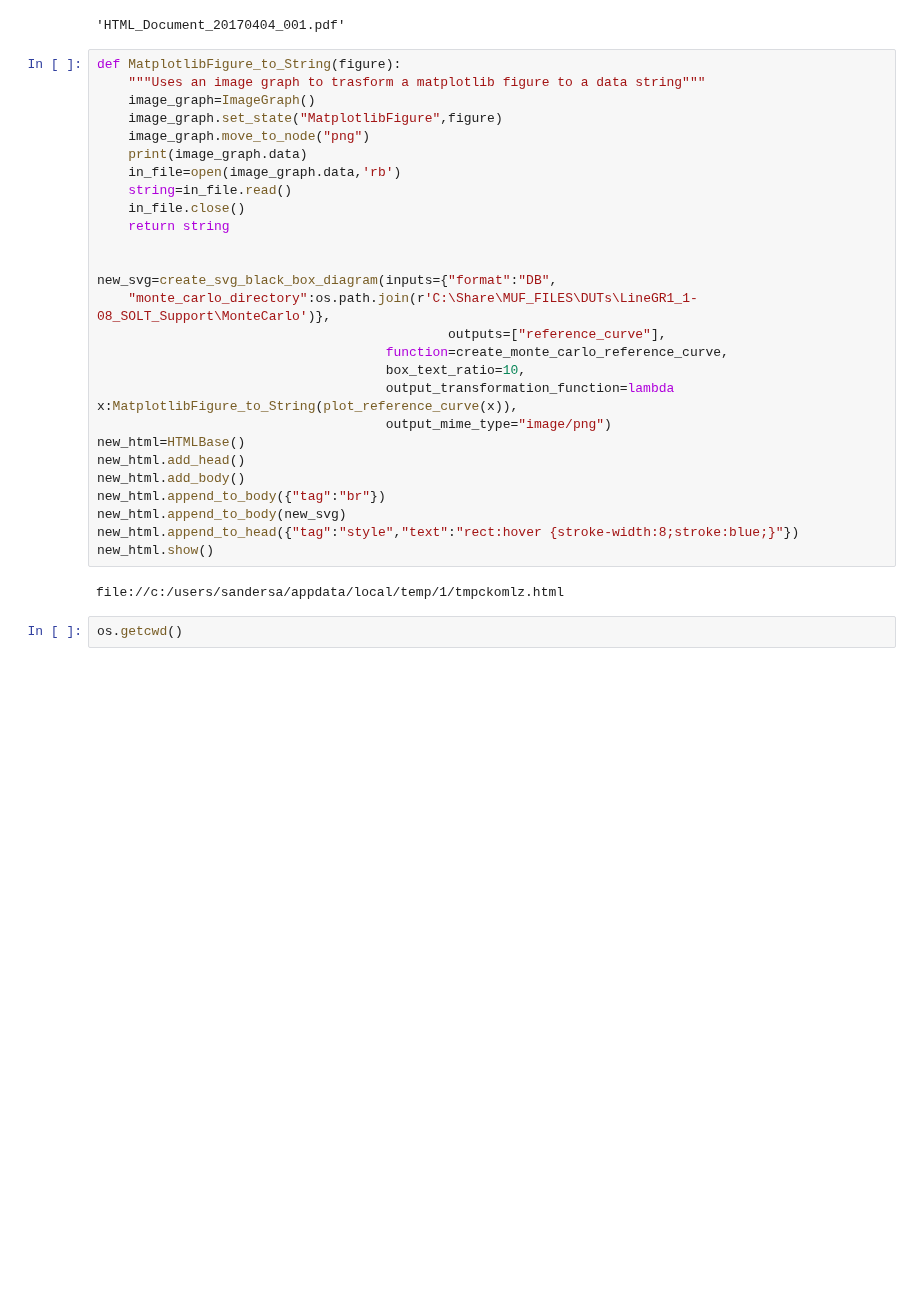
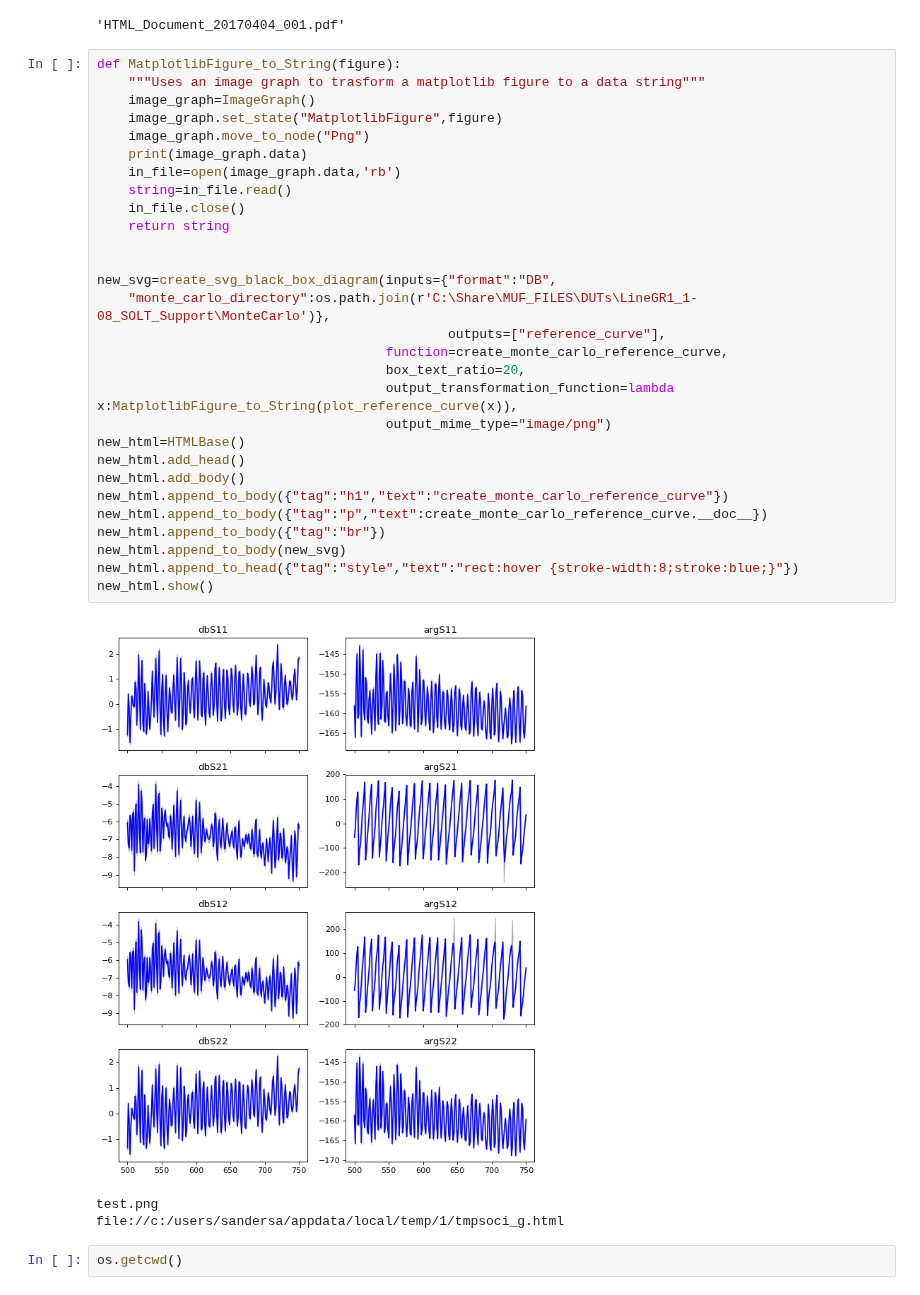
Before and after one commit to aricsanders/Jupyter-Notebooks, a Jupyter notebook: SVG_scratch_20170328_001.ipynb, the cells around one changed output. Drawn from its saved outputs; the diff is of its cells as text; blank space fills up the shorter version.

```diff
--- a/SVG_scratch_20170328_001.ipynb
+++ b/SVG_scratch_20170328_001.ipynb
@@ -771,32 +777,36 @@ Done
 # %%
 def MatplotlibFigure_to_String(figure):
     """Uses an image graph to trasform a matplotlib figure to a data string"""
     image_graph=ImageGraph()
     image_graph.set_state("MatplotlibFigure",figure)
-    image_graph.move_to_node("png")
+    image_graph.move_to_node("Png")
     print(image_graph.data)
     in_file=open(image_graph.data,'rb')
     string=in_file.read()
     in_file.close()
     return string
 
 
 new_svg=create_svg_black_box_diagram(inputs={"format":"DB",
     "monte_carlo_directory":os.path.join(r'C:\Share\MUF_FILES\DUTs\LineGR1_1-08_SOLT_Support\MonteCarlo')},
                                              outputs=["reference_curve"],
                                      function=create_monte_carlo_reference_curve,
-                                     box_text_ratio=10,
+                                     box_text_ratio=20,
                                      output_transformation_function=lambda x:MatplotlibFigure_to_String(plot_reference_curve(x)),
                                      output_mime_type="image/png")
 new_html=HTMLBase()
 new_html.add_head()
 new_html.add_body()
+new_html.append_to_body({"tag":"h1","text":"create_monte_carlo_reference_curve"})
+new_html.append_to_body({"tag":"p","text":create_monte_carlo_reference_curve.__doc__})
 new_html.append_to_body({"tag":"br"})
 new_html.append_to_body(new_svg)
 new_html.append_to_head({"tag":"style","text":"rect:hover {stroke-width:8;stroke:blue;}"})
 new_html.show()
 # %% [output]
+[figure, added]
-file://c:/users/sandersa/appdata/local/temp/1/tmpckomlz.html
+test.png
+file://c:/users/sandersa/appdata/local/temp/1/tmpsoci_g.html
 # %%
 os.getcwd()
 # %% [output]
```
Also changed, not shown: parts of 16 cells of this notebook, 57 other files.
